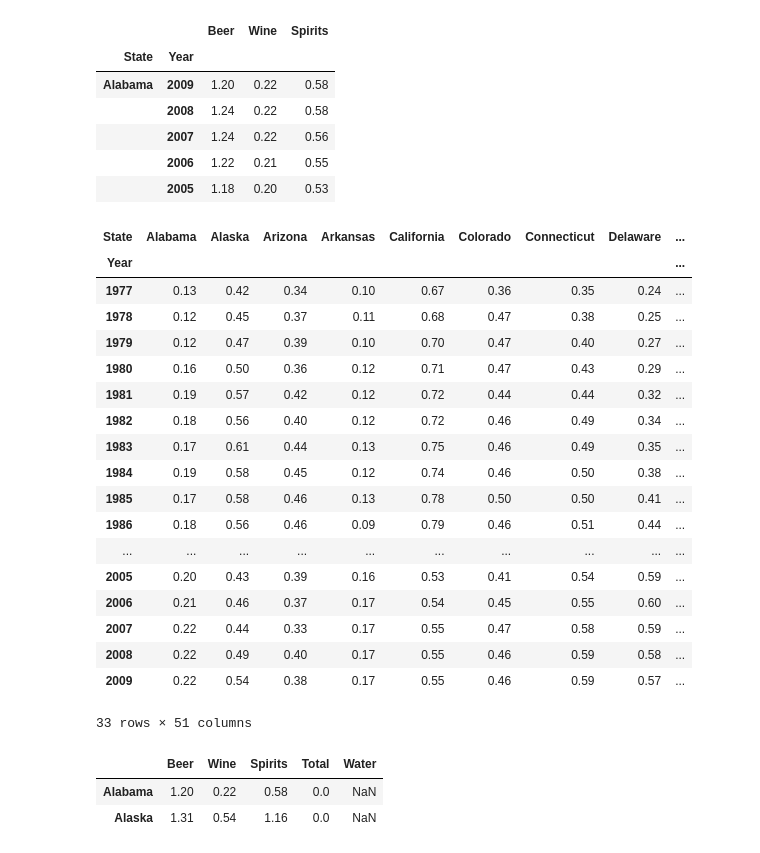
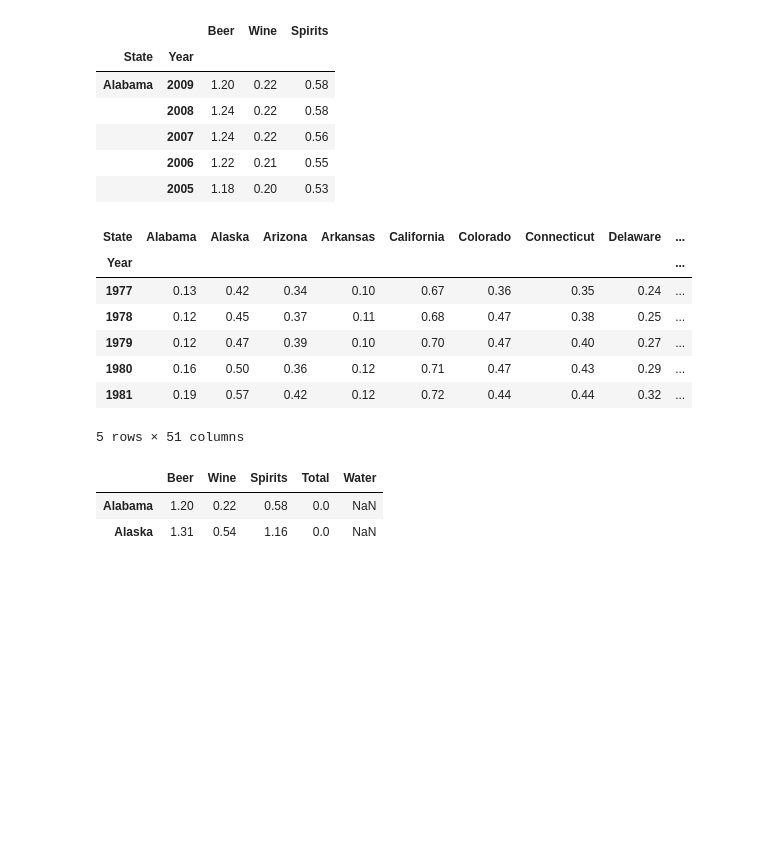
Before and after one commit to yeochinyi/datascience-essential-in-py, a Jupyter notebook: 6. Working with Data Series and Frames.ipynb, the cells around one changed output. Saved outputs shown, nothing was run; the diff lists cells and outputs as text; code cells hidden in the pictures; blank space fills up the shorter version.

```diff
--- a/6. Working with Data Series and Frames.ipynb
+++ b/6. Working with Data Series and Frames.ipynb
@@ -207,28 +222,17 @@ alco2009.head()
 |  | 2006 | 1.22 | 0.21 | 0.55 |
 |  | 2005 | 1.18 | 0.20 | 0.53 |
 # %%
-alco2009.pivot_table(index="Year", columns="State", values="Wine")
+alco2009.pivot_table(index="Year", columns="State", values="Wine").head()
 # alco2009.pivot(index="Year", values="Wine")
 # %% [output]
 | State | Alabama | Alaska | Arizona | Arkansas | California | Colorado | Connecticut | Delaware | ... |
 | Year |  |  |  |  |  |  |  |  | ... |
 | 1977 | 0.13 | 0.42 | 0.34 | 0.10 | 0.67 | 0.36 | 0.35 | 0.24 | ... |
 | 1978 | 0.12 | 0.45 | 0.37 | 0.11 | 0.68 | 0.47 | 0.38 | 0.25 | ... |
 | 1979 | 0.12 | 0.47 | 0.39 | 0.10 | 0.70 | 0.47 | 0.40 | 0.27 | ... |
 | 1980 | 0.16 | 0.50 | 0.36 | 0.12 | 0.71 | 0.47 | 0.43 | 0.29 | ... |
 | 1981 | 0.19 | 0.57 | 0.42 | 0.12 | 0.72 | 0.44 | 0.44 | 0.32 | ... |
-| 1982 | 0.18 | 0.56 | 0.40 | 0.12 | 0.72 | 0.46 | 0.49 | 0.34 | ... |
-| 1983 | 0.17 | 0.61 | 0.44 | 0.13 | 0.75 | 0.46 | 0.49 | 0.35 | ... |
-| 1984 | 0.19 | 0.58 | 0.45 | 0.12 | 0.74 | 0.46 | 0.50 | 0.38 | ... |
-| 1985 | 0.17 | 0.58 | 0.46 | 0.13 | 0.78 | 0.50 | 0.50 | 0.41 | ... |
-| 1986 | 0.18 | 0.56 | 0.46 | 0.09 | 0.79 | 0.46 | 0.51 | 0.44 | ... |
-| ... | ... | ... | ... | ... | ... | ... | ... | ... | ... |
-| 2005 | 0.20 | 0.43 | 0.39 | 0.16 | 0.53 | 0.41 | 0.54 | 0.59 | ... |
-| 2006 | 0.21 | 0.46 | 0.37 | 0.17 | 0.54 | 0.45 | 0.55 | 0.60 | ... |
-| 2007 | 0.22 | 0.44 | 0.33 | 0.17 | 0.55 | 0.47 | 0.58 | 0.59 | ... |
-| 2008 | 0.22 | 0.49 | 0.40 | 0.17 | 0.55 | 0.46 | 0.59 | 0.58 | ... |
-| 2009 | 0.22 | 0.54 | 0.38 | 0.17 | 0.55 | 0.46 | 0.59 | 0.57 | ... |
-33 rows × 51 columns
+5 rows × 51 columns
 # %%
 nan_alco.dropna(how="all")
 # %% [output]
```
Also changed, not shown: parts of 14 cells of this notebook, 5 other files.
